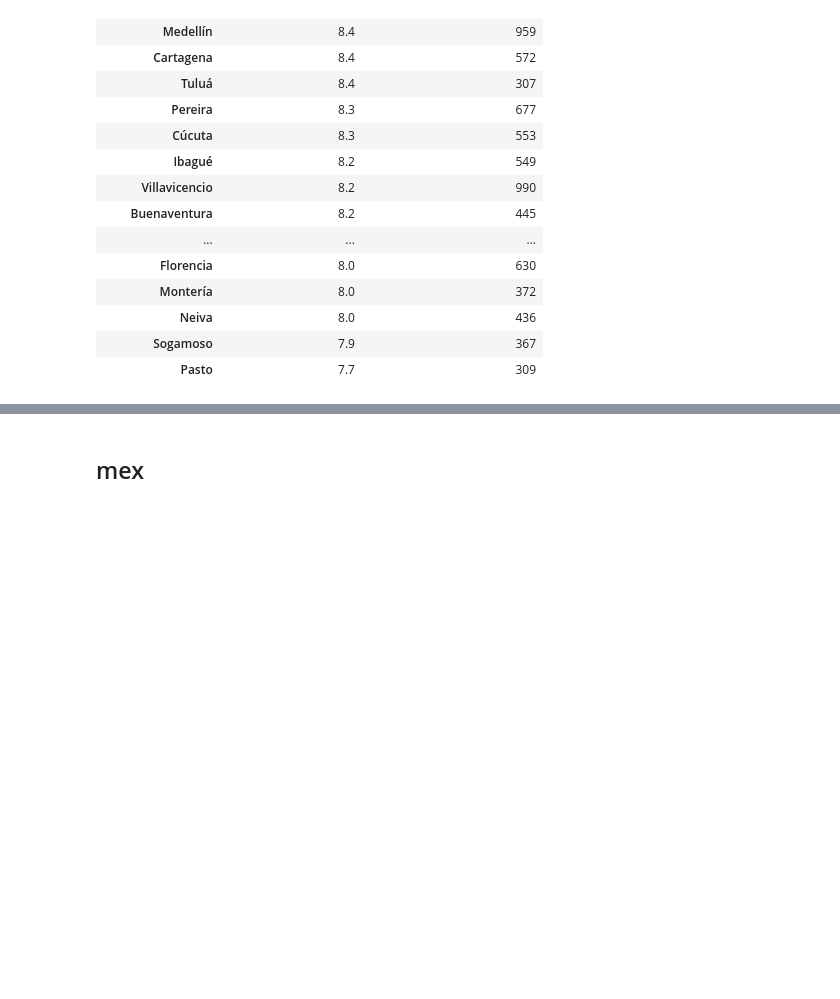
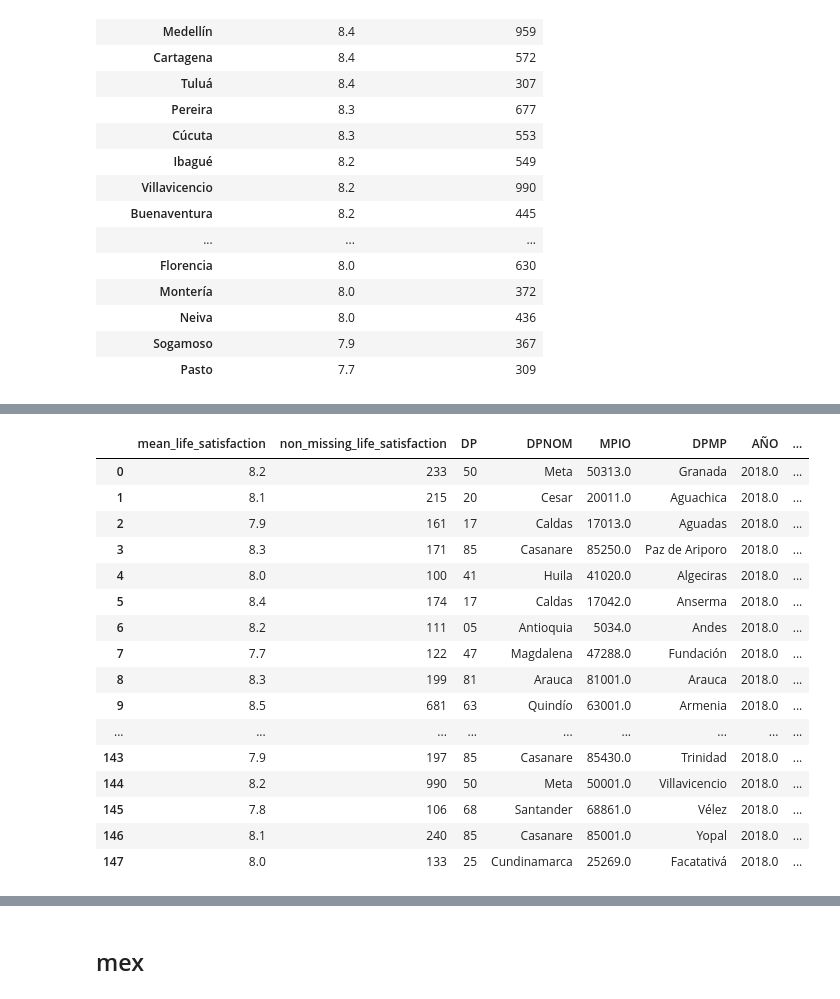
Before and after one commit to theaok/linaColMex, a Jupyter notebook: linaColMex.ipynb, the cells around one changed output, grey strips where cells are left out. Saved outputs shown, nothing was run; the diff lists cells and outputs as text; code cells hidden in the pictures; blank space fills up the shorter version.

```diff
--- a/linaColMex.ipynb
+++ b/linaColMex.ipynb
@@ -1537,0 +1568,22 @@ display(filtered_municipality_summary_100.sort_values(by='mean_life_satisfaction
+# %%
+colpop=pd.merge(filtered_municipality_summary_100,pop,left_on='p756s2',right_on='MPIO',how='inner', indicator=True)
+#colpop._merge.value_counts()
+colpop
+# %% [output]
+|  | mean_life_satisfaction | non_missing_life_satisfaction | DP | DPNOM | MPIO | DPMP | AÑO | ... |
+| 0 | 8.2 | 233 | 50 | Meta | 50313.0 | Granada | 2018.0 | ... |
+| 1 | 8.1 | 215 | 20 | Cesar | 20011.0 | Aguachica | 2018.0 | ... |
+| 2 | 7.9 | 161 | 17 | Caldas | 17013.0 | Aguadas | 2018.0 | ... |
+| 3 | 8.3 | 171 | 85 | Casanare | 85250.0 | Paz de Ariporo | 2018.0 | ... |
+| 4 | 8.0 | 100 | 41 | Huila | 41020.0 | Algeciras | 2018.0 | ... |
+| 5 | 8.4 | 174 | 17 | Caldas | 17042.0 | Anserma | 2018.0 | ... |
+| 6 | 8.2 | 111 | 05 | Antioquia | 5034.0 | Andes | 2018.0 | ... |
+| 7 | 7.7 | 122 | 47 | Magdalena | 47288.0 | Fundación | 2018.0 | ... |
+| 8 | 8.3 | 199 | 81 | Arauca | 81001.0 | Arauca | 2018.0 | ... |
+| 9 | 8.5 | 681 | 63 | Quindío | 63001.0 | Armenia | 2018.0 | ... |
+| ... | ... | ... | ... | ... | ... | ... | ... | ... |
+| 143 | 7.9 | 197 | 85 | Casanare | 85430.0 | Trinidad | 2018.0 | ... |
+| 144 | 8.2 | 990 | 50 | Meta | 50001.0 | Villavicencio | 2018.0 | ... |
+| 145 | 7.8 | 106 | 68 | Santander | 68861.0 | Vélez | 2018.0 | ... |
+| 146 | 8.1 | 240 | 85 | Casanare | 85001.0 | Yopal | 2018.0 | ... |
+| 147 | 8.0 | 133 | 25 | Cundinamarca | 25269.0 | Facatativá | 2018.0 | ... |
```
Also changed, not shown: parts of 8 cells of this notebook.
